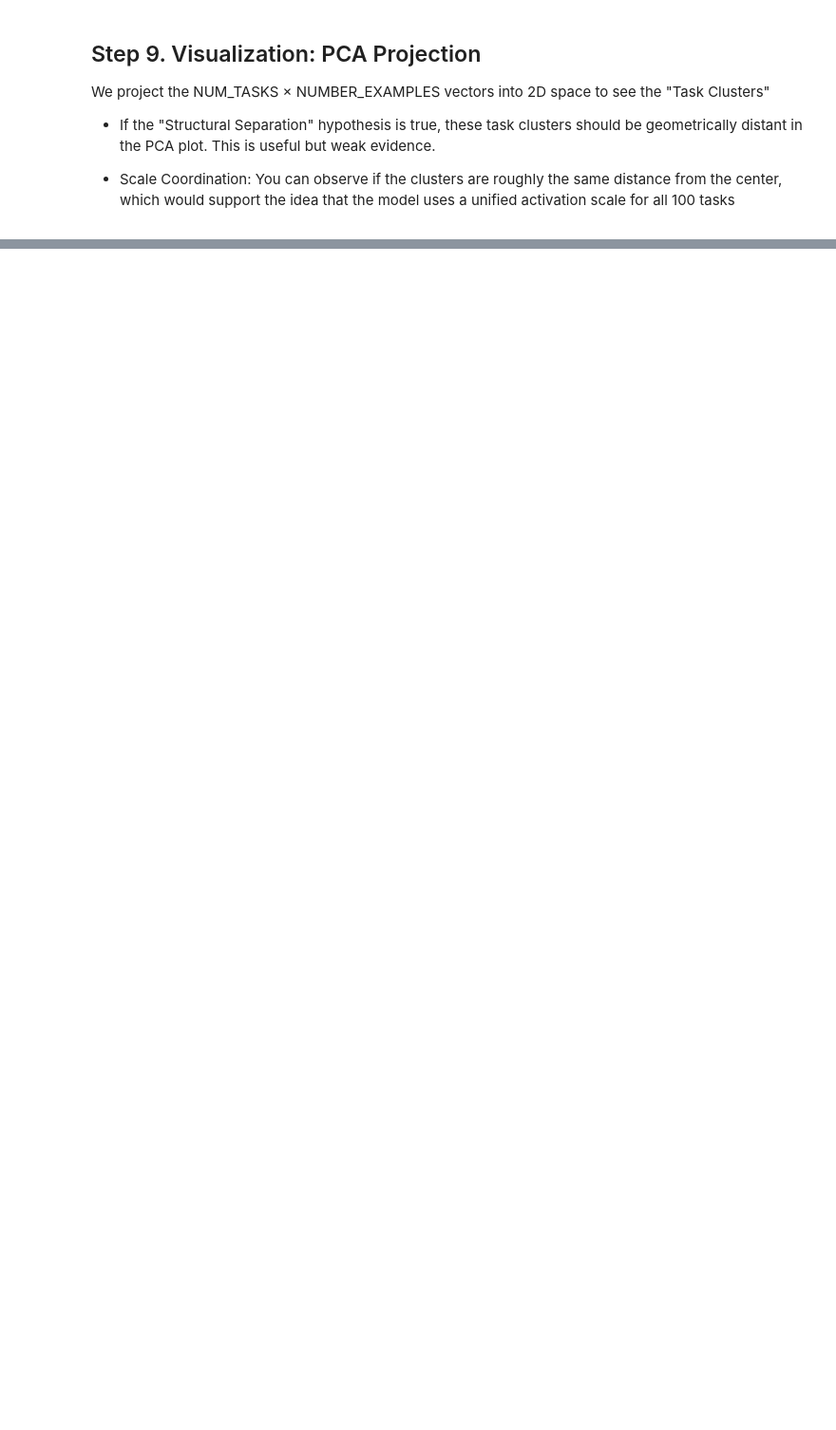
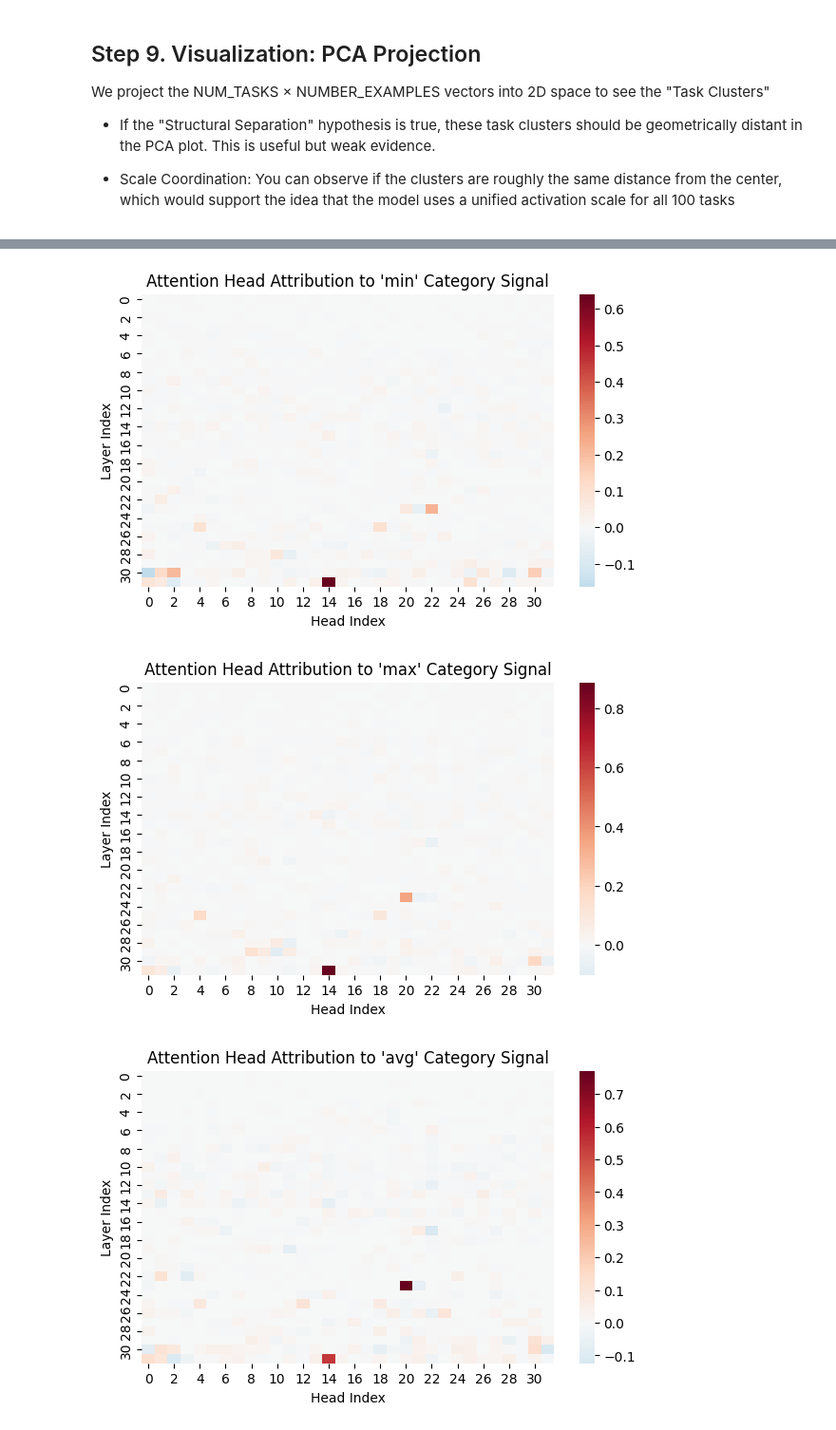
Before and after one commit to PhilipQuirke/LlmPromptCategorization, a Jupyter notebook: notebooks/Explore.ipynb, the cells around one changed output, grey strips where cells are left out. Shown at 95% size. Cells and saved outputs as stored; diff of their text form; code cells hidden in the pictures; blank space fills up the shorter version.

```diff
--- a/notebooks/Explore.ipynb
+++ b/notebooks/Explore.ipynb
@@ -453,0 +780,27 @@ plt.show()
+# %%
+def visualize_gradient_based_data(target_task_name, sum_attribs):
+  plt.figure(figsize=(7, 4))
+  sns.heatmap(sum_attribs.numpy(), cmap="RdBu_r", center=0)
+  plt.title(f"Attention Head Attribution to '{target_task_name}' Category Signal")
+  plt.xlabel("Head Index")
+  plt.ylabel("Layer Index")
+  plt.show()
+
+def list_gradient_based_data(target_task_name, sum_attribs):
+  # Identify top contributing heads
+  top_values, top_indices = torch.topk(sum_attribs.flatten(), 5)
+  print(f"Top 5 'Intent Heads' for {target_task_name} Categorization:")
+  for val, idx in zip(top_values, top_indices):
+      layer = idx.item() // model.cfg.n_heads
+      head = idx.item() % model.cfg.n_heads
+      print(f"Layer {layer}, Head {head}: Attribution Score {val:.4f}")
+# %%
+sum_attribs = {}
+
+for task in tasks:
+    sum_attribs[task] = get_gradient_based_head_attributions(task)
+    visualize_gradient_based_data(task, sum_attribs[task])
+# %% [output]
+[figure, added]
+[figure, added]
+[figure, added]
```
Also changed, not shown: parts of 36 cells of this notebook.
